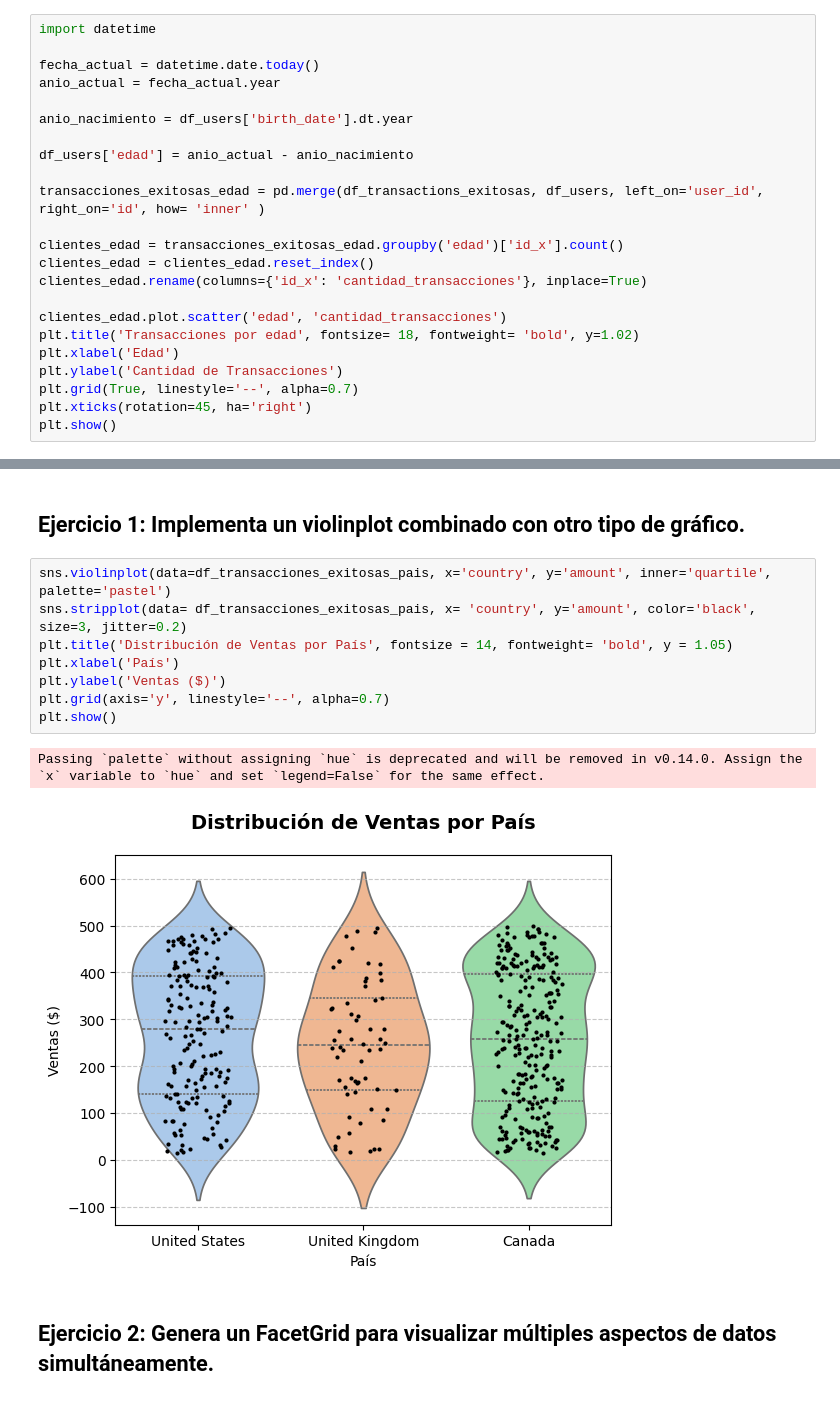
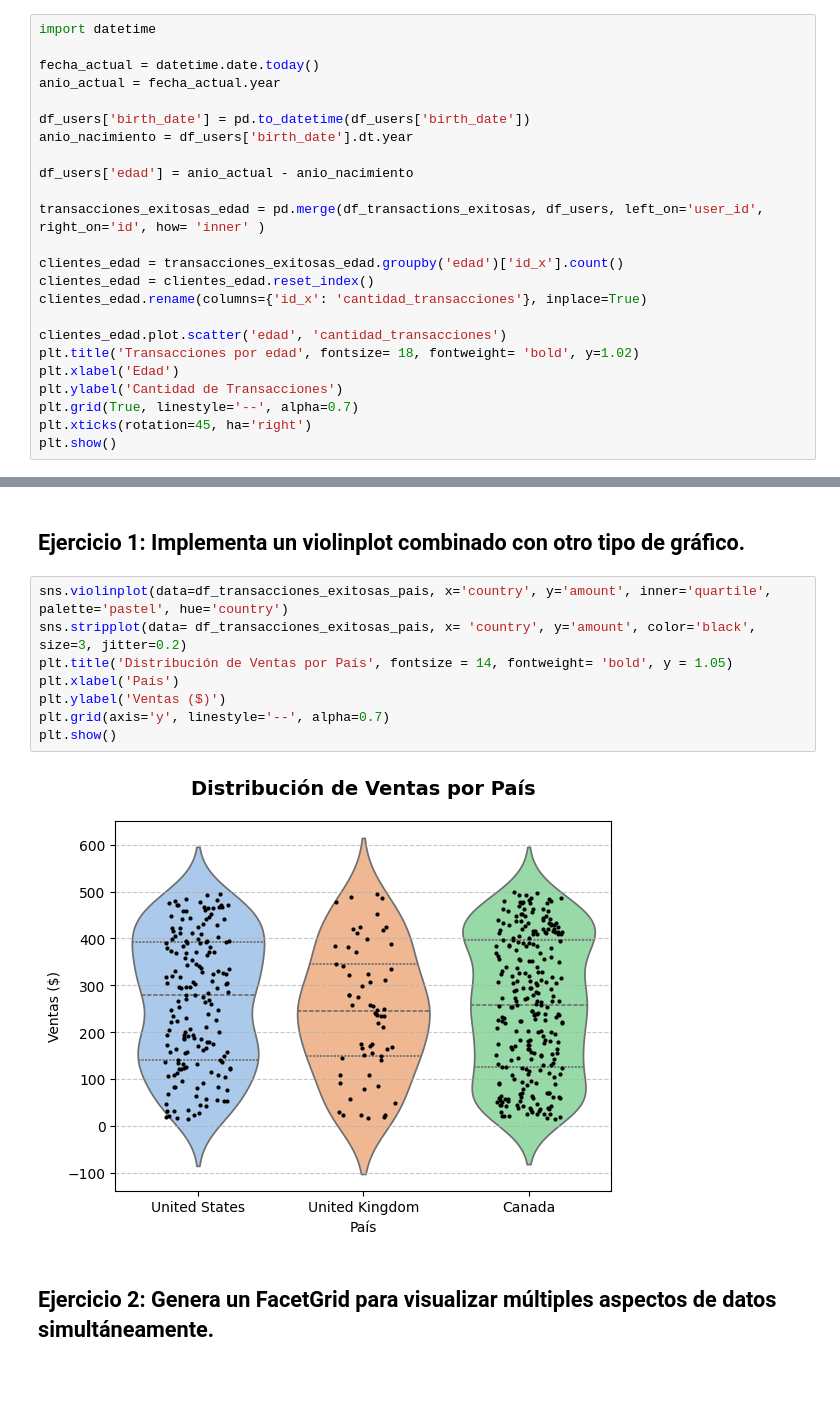
Before and after one commit to Irenenievesmiranda/Bootcamp-Data-Analytics, a Jupyter notebook: Sprint 8/Sprint 8.ipynb, the cells around one changed output, grey strips where cells are left out. Saved outputs shown, nothing was run; the diff lists cells and outputs as text.

```diff
--- a/Sprint 8/Sprint 8.ipynb
+++ b/Sprint 8/Sprint 8.ipynb
@@ -143,6 +144,7 @@ import datetime
 fecha_actual = datetime.date.today()
 anio_actual = fecha_actual.year
 
+df_users['birth_date'] = pd.to_datetime(df_users['birth_date'])
 anio_nacimiento = df_users['birth_date'].dt.year
 
 df_users['edad'] = anio_actual - anio_nacimiento
@@ -393,16 +396,15 @@ Se observa que hay usuarios de todas las edades, con una mequeña mayoría cerca
 # %% [markdown]
 ## Ejercicio 1: Implementa un violinplot combinado con otro tipo de gráfico.
 # %%
-sns.violinplot(data=df_transacciones_exitosas_pais, x='country', y='amount', inner='quartile', palette='pastel')
+sns.violinplot(data=df_transacciones_exitosas_pais, x='country', y='amount', inner='quartile', palette='pastel', hue='country')
 sns.stripplot(data= df_transacciones_exitosas_pais, x= 'country', y='amount', color='black', size=3, jitter=0.2)
 plt.title('Distribución de Ventas por País', fontsize = 14, fontweight= 'bold', y = 1.05)
 plt.xlabel('País')
 plt.ylabel('Ventas ($)')
 plt.grid(axis='y', linestyle='--', alpha=0.7)
 plt.show()
 # %% [output]
-Passing `palette` without assigning `hue` is deprecated and will be removed in v0.14.0. Assign the `x` variable to `hue` and set `legend=False` for the same effect.
-[figure, old version]
+[figure, new version]
 # %% [markdown]
 ## Ejercicio 2: Genera un FacetGrid para visualizar múltiples aspectos de datos simultáneamente.
 # %%
```
Also changed, not shown: parts of 5 cells of this notebook.
